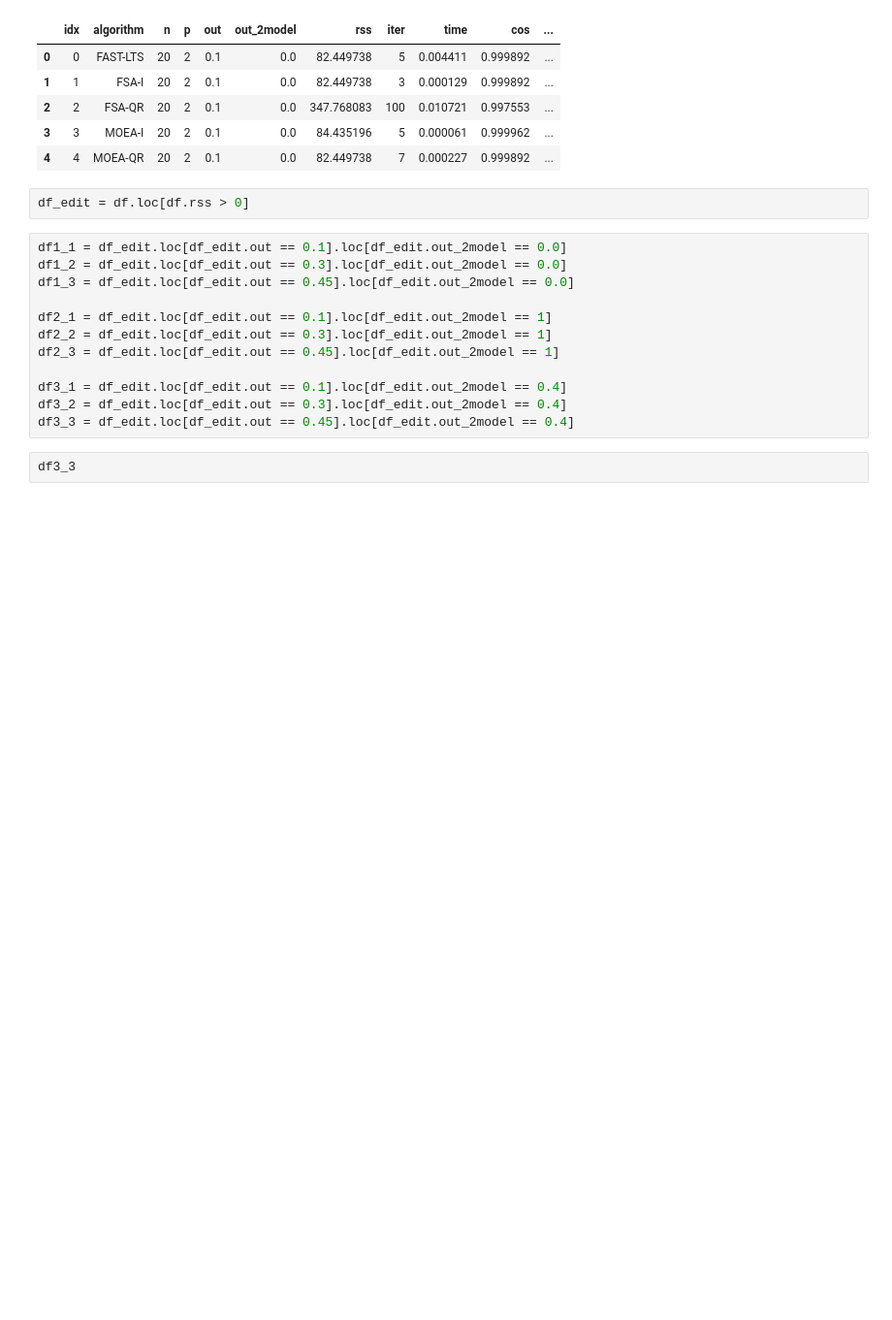
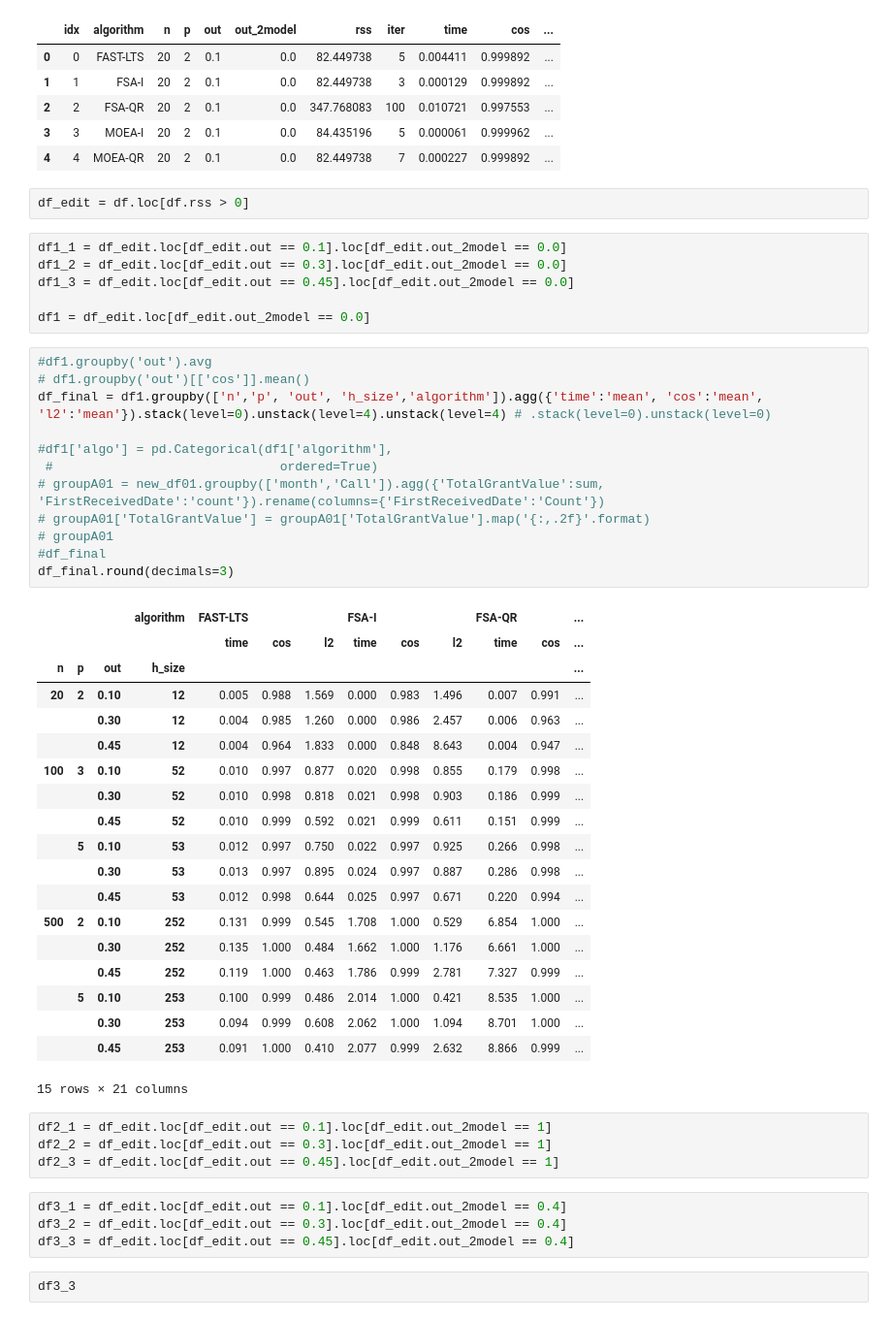
Before and after one commit to jencmart/bi-bap, a Jupyter notebook: src/notebooks/experiment_1_results.ipynb, the cells around one changed output. Shown: that part at 97% size. Drawn from its saved outputs; the diff is of its cells as text; blank space fills up the shorter version.

```diff
--- a/src/notebooks/experiment_1_results.ipynb
+++ b/src/notebooks/experiment_1_results.ipynb
@@ -19,13 +19,47 @@ df1_1 = df_edit.loc[df_edit.out == 0.1].loc[df_edit.out_2model == 0.0]
 df1_2 = df_edit.loc[df_edit.out == 0.3].loc[df_edit.out_2model == 0.0]
 df1_3 = df_edit.loc[df_edit.out == 0.45].loc[df_edit.out_2model == 0.0]
 
-df2_1 = df_edit.loc[df_edit.out == 0.1].loc[df_edit.out_2model == 1]
-df2_2 = df_edit.loc[df_edit.out == 0.3].loc[df_edit.out_2model == 1]
-df2_3 = df_edit.loc[df_edit.out == 0.45].loc[df_edit.out_2model == 1]
-
-df3_1 = df_edit.loc[df_edit.out == 0.1].loc[df_edit.out_2model == 0.4]
-df3_2 = df_edit.loc[df_edit.out == 0.3].loc[df_edit.out_2model == 0.4]
-df3_3 = df_edit.loc[df_edit.out == 0.45].loc[df_edit.out_2model == 0.4]
+df1 = df_edit.loc[df_edit.out_2model == 0.0]
+# %%
+#df1.groupby('out').avg
+# df1.groupby('out')[['cos']].mean()
+df_final = df1.groupby(['n','p', 'out', 'h_size','algorithm']).agg({'time':'mean', 'cos':'mean', 'l2':'mean'}).stack(level=0).unstack(level=4).unstack(level=4) # .stack(level=0).unstack(level=0)
+
+#df1['algo'] = pd.Categorical(df1['algorithm'],
+ #                              ordered=True)
+# groupA01 = new_df01.groupby(['month','Call']).agg({'TotalGrantValue':sum, 'FirstReceivedDate':'count'}).rename(columns={'FirstReceivedDate':'Count'})
+# groupA01['TotalGrantValue'] = groupA01['TotalGrantValue'].map('{:,.2f}'.format)
+# groupA01
+#df_final
+df_final.round(decimals=3)
+# %% [output]
+|  |  |  | algorithm | FAST-LTS |  |  | FSA-I |  |  | FSA-QR |  | ... |
+|  |  |  |  | time | cos | l2 | time | cos | l2 | time | cos | ... |
+| n | p | out | h_size |  |  |  |  |  |  |  |  | ... |
+| 20 | 2 | 0.10 | 12 | 0.005 | 0.988 | 1.569 | 0.000 | 0.983 | 1.496 | 0.007 | 0.991 | ... |
+|  |  | 0.30 | 12 | 0.004 | 0.985 | 1.260 | 0.000 | 0.986 | 2.457 | 0.006 | 0.963 | ... |
+|  |  | 0.45 | 12 | 0.004 | 0.964 | 1.833 | 0.000 | 0.848 | 8.643 | 0.004 | 0.947 | ... |
+| 100 | 3 | 0.10 | 52 | 0.010 | 0.997 | 0.877 | 0.020 | 0.998 | 0.855 | 0.179 | 0.998 | ... |
+|  |  | 0.30 | 52 | 0.010 | 0.998 | 0.818 | 0.021 | 0.998 | 0.903 | 0.186 | 0.999 | ... |
+|  |  | 0.45 | 52 | 0.010 | 0.999 | 0.592 | 0.021 | 0.999 | 0.611 | 0.151 | 0.999 | ... |
+|  | 5 | 0.10 | 53 | 0.012 | 0.997 | 0.750 | 0.022 | 0.997 | 0.925 | 0.266 | 0.998 | ... |
+|  |  | 0.30 | 53 | 0.013 | 0.997 | 0.895 | 0.024 | 0.997 | 0.887 | 0.286 | 0.998 | ... |
+|  |  | 0.45 | 53 | 0.012 | 0.998 | 0.644 | 0.025 | 0.997 | 0.671 | 0.220 | 0.994 | ... |
+| 500 | 2 | 0.10 | 252 | 0.131 | 0.999 | 0.545 | 1.708 | 1.000 | 0.529 | 6.854 | 1.000 | ... |
+|  |  | 0.30 | 252 | 0.135 | 1.000 | 0.484 | 1.662 | 1.000 | 1.176 | 6.661 | 1.000 | ... |
+|  |  | 0.45 | 252 | 0.119 | 1.000 | 0.463 | 1.786 | 0.999 | 2.781 | 7.327 | 0.999 | ... |
+|  | 5 | 0.10 | 253 | 0.100 | 0.999 | 0.486 | 2.014 | 1.000 | 0.421 | 8.535 | 1.000 | ... |
+|  |  | 0.30 | 253 | 0.094 | 0.999 | 0.608 | 2.062 | 1.000 | 1.094 | 8.701 | 1.000 | ... |
+|  |  | 0.45 | 253 | 0.091 | 1.000 | 0.410 | 2.077 | 0.999 | 2.632 | 8.866 | 0.999 | ... |
+15 rows × 21 columns
+# %%
+df2_1 = df_edit.loc[df_edit.out == 0.1].loc[df_edit.out_2model == 1]
+df2_2 = df_edit.loc[df_edit.out == 0.3].loc[df_edit.out_2model == 1]
+df2_3 = df_edit.loc[df_edit.out == 0.45].loc[df_edit.out_2model == 1]
+# %%
+df3_1 = df_edit.loc[df_edit.out == 0.1].loc[df_edit.out_2model == 0.4]
+df3_2 = df_edit.loc[df_edit.out == 0.3].loc[df_edit.out_2model == 0.4]
+df3_3 = df_edit.loc[df_edit.out == 0.45].loc[df_edit.out_2model == 0.4]
 # %%
 df3_3
 # %% [output]
```
Also changed, not shown: 4 other files.
